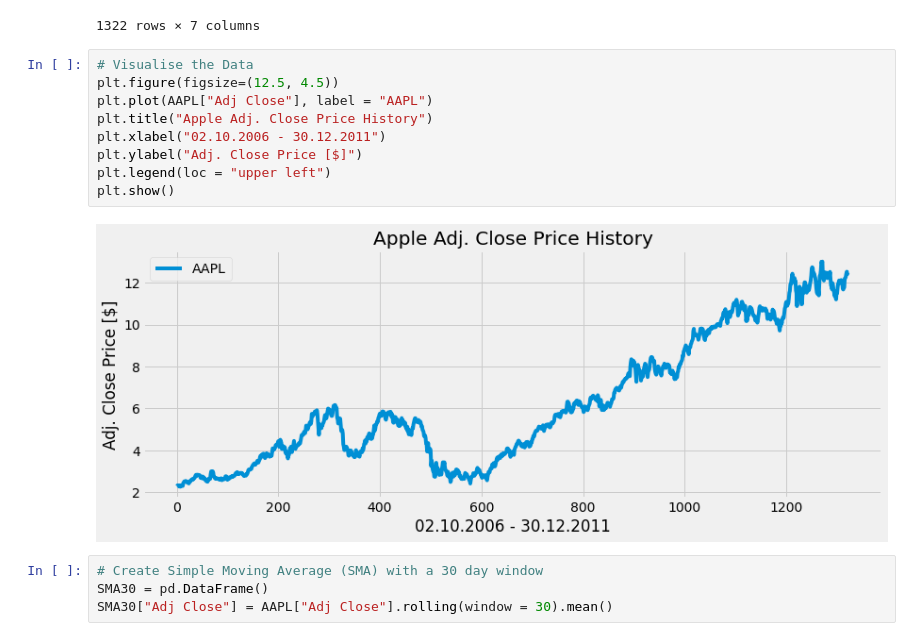
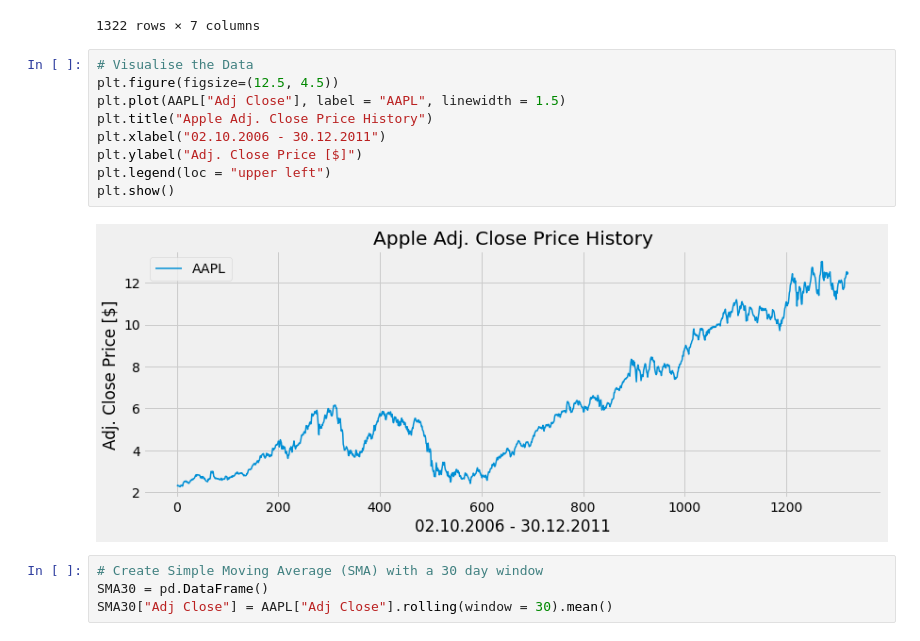
Before and after one commit to cirilwakounig/AlgorithmicTrading, a Jupyter notebook: 1_DCGC_Strategy.ipynb, the cells around one changed output. Drawn from its saved outputs; the diff is of its cells as text.

```diff
--- a/1_DCGC_Strategy.ipynb
+++ b/1_DCGC_Strategy.ipynb
@@ -45,14 +45,14 @@ AAPL
 # %%
 # Visualise the Data
 plt.figure(figsize=(12.5, 4.5))
-plt.plot(AAPL["Adj Close"], label = "AAPL")
+plt.plot(AAPL["Adj Close"], label = "AAPL", linewidth = 1.5)
 plt.title("Apple Adj. Close Price History")
 plt.xlabel("02.10.2006 - 30.12.2011")
 plt.ylabel("Adj. Close Price [$]")
 plt.legend(loc = "upper left")
 plt.show()
 # %% [output]
-[figure, old version]
+[figure, new version]
 # %%
 # Create Simple Moving Average (SMA) with a 30 day window
 SMA30 = pd.DataFrame()
```
Also changed, not shown: parts of 2 cells of this notebook.
